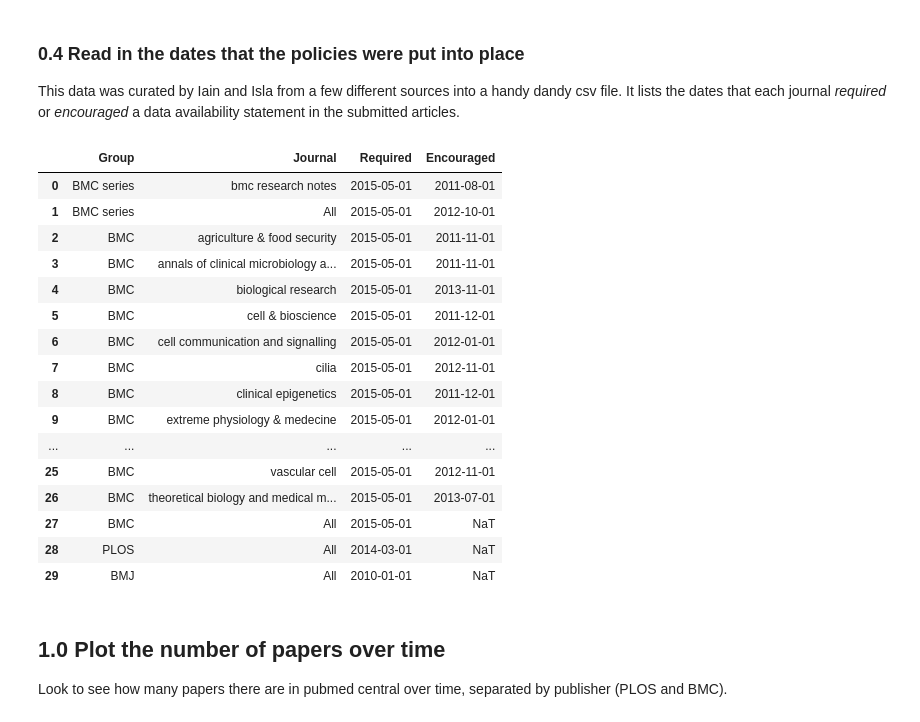
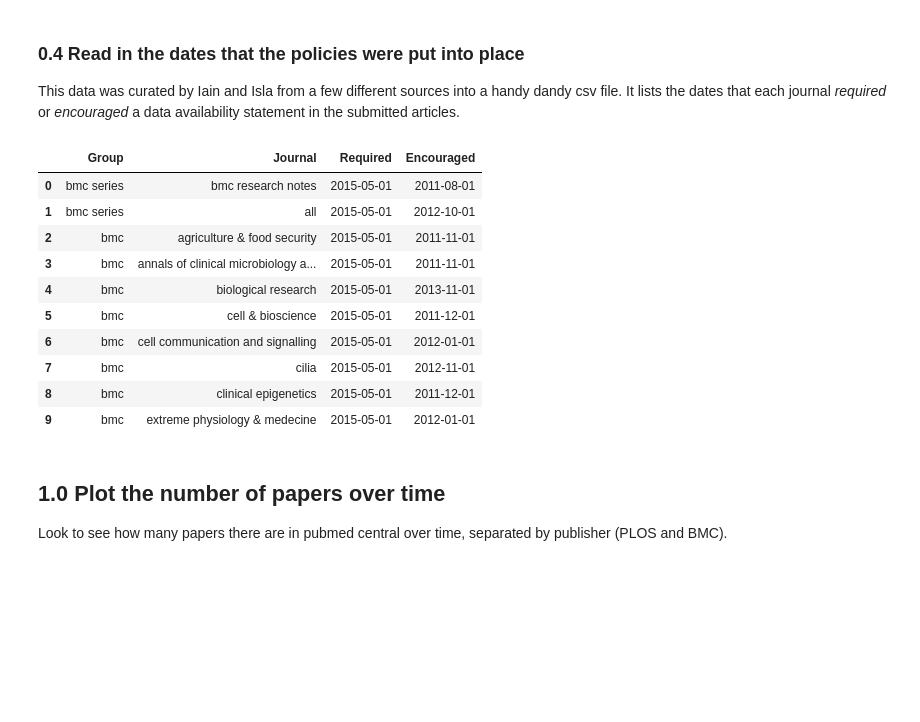
Before and after one commit to alan-turing-institute/das-public, a Jupyter notebook: notebooks/DescriptiveFigures.ipynb, the cells around one changed output. Saved outputs shown, nothing was run; the diff lists cells and outputs as text; code cells hidden in the pictures; blank space fills up the shorter version.

```diff
--- a/notebooks/DescriptiveFigures.ipynb
+++ b/notebooks/DescriptiveFigures.ipynb
@@ -197,31 +199,31 @@ It lists the dates that each journal *required* or *encouraged* a data availabil
 # %%
 df_policies = pd.read_csv('../resources/Dates-of-Journal-Data-Availability-Statement-Policies.csv', sep=';')
 
 # Convert the dates to datetime
 df_policies['Required'] = pd.to_datetime(df_policies['Required'])
 df_policies['Encouraged'] = pd.to_datetime(df_policies['Encouraged'])
 
 # Convert PloS to PLOS
 df_policies.loc[df_policies['Group']=='PloS', 'Group'] = 'PLOS'
-df_policies
+
+# Make all the groups and journal names lowercase to make it easier to search
+df_policies['Group'] = df_policies['Group'].str.lower().values
+df_policies['Journal'] = df_policies['Journal'].str.lower().values
+
+# Show the first few lines
+df_policies.head(10)
 # %% [output]
 |  | Group | Journal | Required | Encouraged |
-| 0 | BMC series | bmc research notes | 2015-05-01 | 2011-08-01 |
-| 1 | BMC series | All | 2015-05-01 | 2012-10-01 |
-| 2 | BMC | agriculture & food security | 2015-05-01 | 2011-11-01 |
-| 3 | BMC | annals of clinical microbiology a... | 2015-05-01 | 2011-11-01 |
-| 4 | BMC | biological research | 2015-05-01 | 2013-11-01 |
-| 5 | BMC | cell & bioscience | 2015-05-01 | 2011-12-01 |
-| 6 | BMC | cell communication and signalling | 2015-05-01 | 2012-01-01 |
-| 7 | BMC | cilia | 2015-05-01 | 2012-11-01 |
-| 8 | BMC | clinical epigenetics | 2015-05-01 | 2011-12-01 |
-| 9 | BMC | extreme physiology & medecine | 2015-05-01 | 2012-01-01 |
-| ... | ... | ... | ... | ... |
-| 25 | BMC | vascular cell | 2015-05-01 | 2012-11-01 |
-| 26 | BMC | theoretical biology and medical m... | 2015-05-01 | 2013-07-01 |
-| 27 | BMC | All | 2015-05-01 | NaT |
-| 28 | PLOS | All | 2014-03-01 | NaT |
-| 29 | BMJ | All | 2010-01-01 | NaT |
+| 0 | bmc series | bmc research notes | 2015-05-01 | 2011-08-01 |
+| 1 | bmc series | all | 2015-05-01 | 2012-10-01 |
+| 2 | bmc | agriculture & food security | 2015-05-01 | 2011-11-01 |
+| 3 | bmc | annals of clinical microbiology a... | 2015-05-01 | 2011-11-01 |
+| 4 | bmc | biological research | 2015-05-01 | 2013-11-01 |
+| 5 | bmc | cell & bioscience | 2015-05-01 | 2011-12-01 |
+| 6 | bmc | cell communication and signalling | 2015-05-01 | 2012-01-01 |
+| 7 | bmc | cilia | 2015-05-01 | 2012-11-01 |
+| 8 | bmc | clinical epigenetics | 2015-05-01 | 2011-12-01 |
+| 9 | bmc | extreme physiology & medecine | 2015-05-01 | 2012-01-01 |
 # %% [markdown]
 ## 1.0 Plot the number of papers over time
 
```
Also changed, not shown: parts of 11 cells of this notebook, 1 other file.
